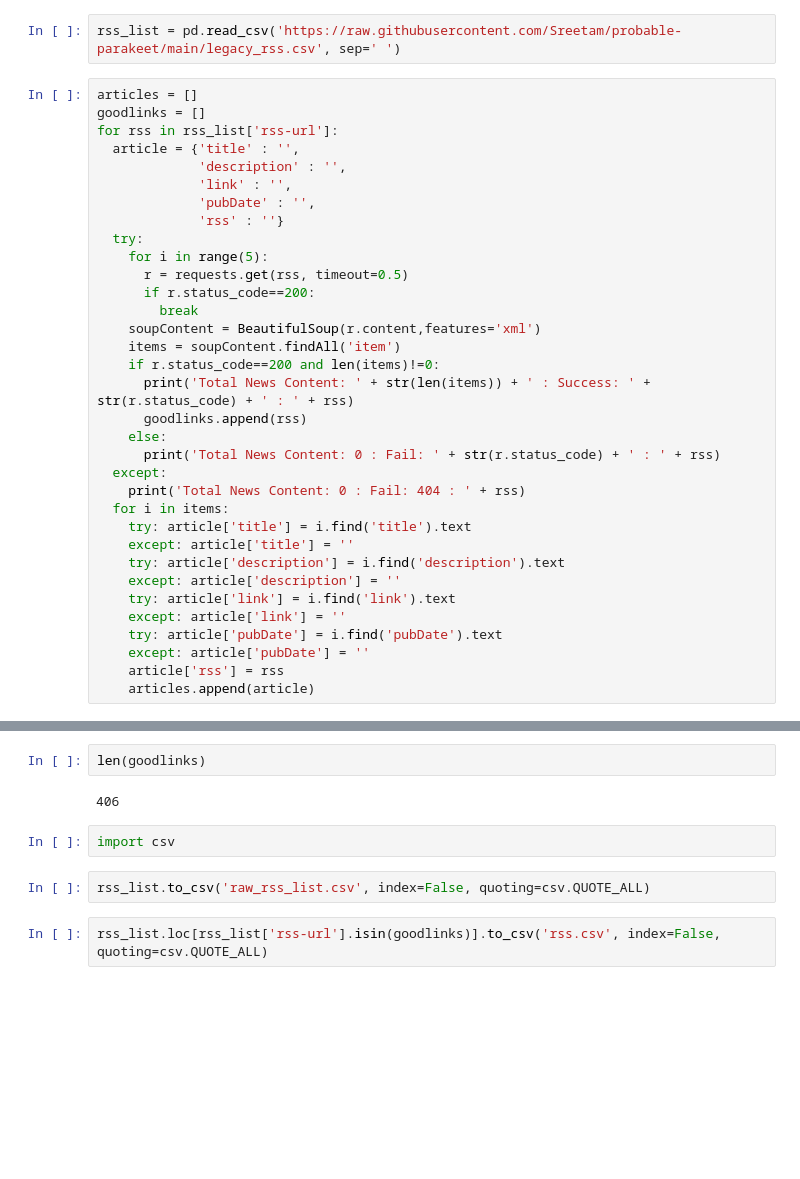
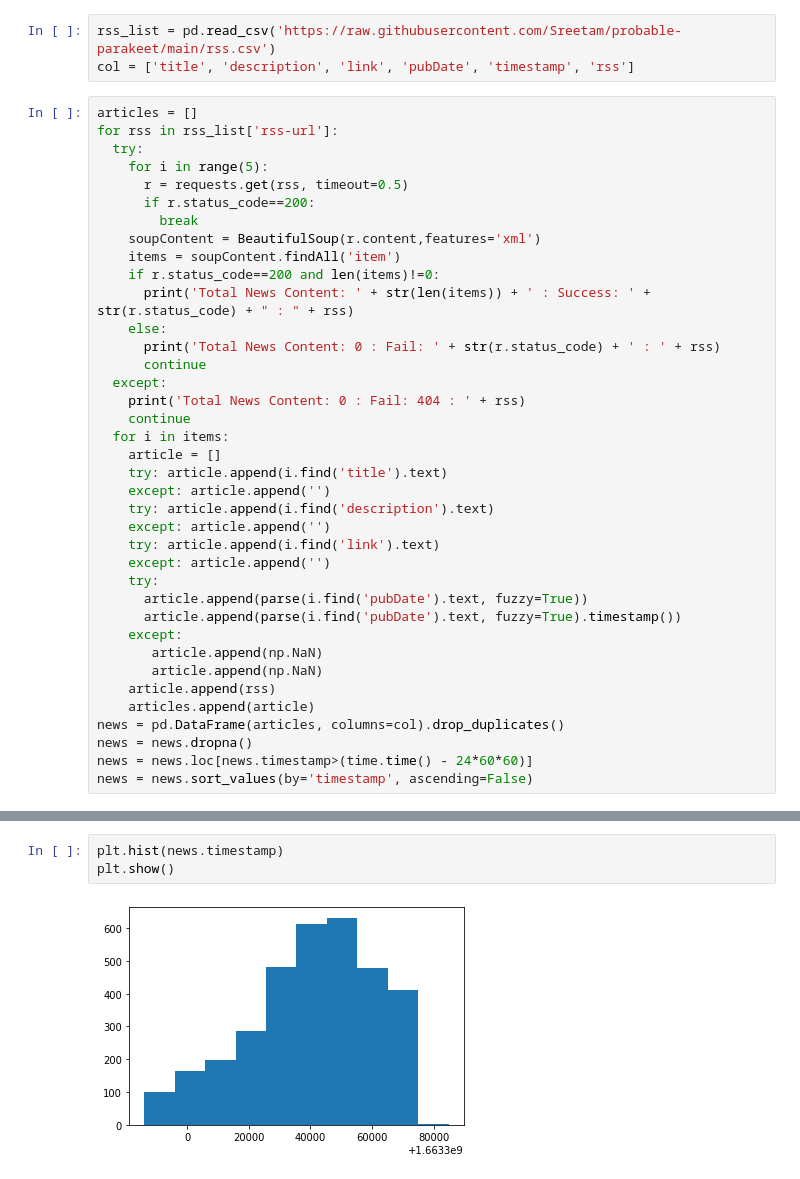
Before and after one commit to Sreetam/probable-parakeet, a Jupyter notebook: News.ipynb, the cells around one changed output, grey strips where cells are left out. Saved outputs shown, nothing was run; the diff lists cells and outputs as text; blank space fills up the shorter version.

```diff
--- a/News.ipynb
+++ b/News.ipynb
@@ -7,14 +11,9 @@ import pandas as pd
 # %%
-rss_list = pd.read_csv('https://raw.githubusercontent.com/Sreetam/probable-parakeet/main/legacy_rss.csv', sep=' ')
+rss_list = pd.read_csv('https://raw.githubusercontent.com/Sreetam/probable-parakeet/main/rss.csv')
+col = ['title', 'description', 'link', 'pubDate', 'timestamp', 'rss']
 # %%
 articles = []
-goodlinks = []
 for rss in rss_list['rss-url']:
-  article = {'title' : '',
-             'description' : '',
-             'link' : '',
-             'pubDate' : '',
-             'rss' : ''}
   try:
     for i in range(5):
       r = requests.get(rss, timeout=0.5)
@@ -23,22 +22,32 @@ for rss in rss_list['rss-url']:
     soupContent = BeautifulSoup(r.content,features='xml')
     items = soupContent.findAll('item')
     if r.status_code==200 and len(items)!=0:
-      print('Total News Content: ' + str(len(items)) + ' : Success: ' + str(r.status_code) + ' : ' + rss)
-      goodlinks.append(rss)
+      print('Total News Content: ' + str(len(items)) + ' : Success: ' + str(r.status_code) + " : " + rss)
     else:
       print('Total News Content: 0 : Fail: ' + str(r.status_code) + ' : ' + rss)
+      continue
   except:
     print('Total News Content: 0 : Fail: 404 : ' + rss)
+    continue
   for i in items:
-    try: article['title'] = i.find('title').text
-    except: article['title'] = ''
-    try: article['description'] = i.find('description').text
-    except: article['description'] = ''
-    try: article['link'] = i.find('link').text
-    except: article['link'] = ''
-    try: article['pubDate'] = i.find('pubDate').text
-    except: article['pubDate'] = ''
-    article['rss'] = rss
+    article = []
+    try: article.append(i.find('title').text)
+    except: article.append('')
+    try: article.append(i.find('description').text)
+    except: article.append('')
+    try: article.append(i.find('link').text)
+    except: article.append('')
+    try:
+      article.append(parse(i.find('pubDate').text, fuzzy=True))
+      article.append(parse(i.find('pubDate').text, fuzzy=True).timestamp())
+    except:
+       article.append(np.NaN)
+       article.append(np.NaN)
+    article.append(rss)
     articles.append(article)
+news = pd.DataFrame(articles, columns=col).drop_duplicates()
+news = news.dropna()
+news = news.loc[news.timestamp>(time.time() - 24*60*60)]
+news = news.sort_values(by='timestamp', ascending=False)
 # %% [output]
 Total News Content: 25 : Success: 200 : http://feeds.abcnews.com/abcnews/usheadlines
@@ -61,10 +106,5 @@ Total News Content: 0 : Fail: 404 : http://feeds.feedburner.com/sunshinecoastdai
-# %%
-len(goodlinks)
-# %% [output]
-406
-# %%
-import csv
-# %%
-rss_list.to_csv('raw_rss_list.csv', index=False, quoting=csv.QUOTE_ALL)
-# %%
-rss_list.loc[rss_list['rss-url'].isin(goodlinks)].to_csv('rss.csv', index=False, quoting=csv.QUOTE_ALL)
+# %%
+plt.hist(news.timestamp)
+plt.show()
+# %% [output]
+[figure, added]
```
Also changed, not shown: parts of 3 cells of this notebook.
